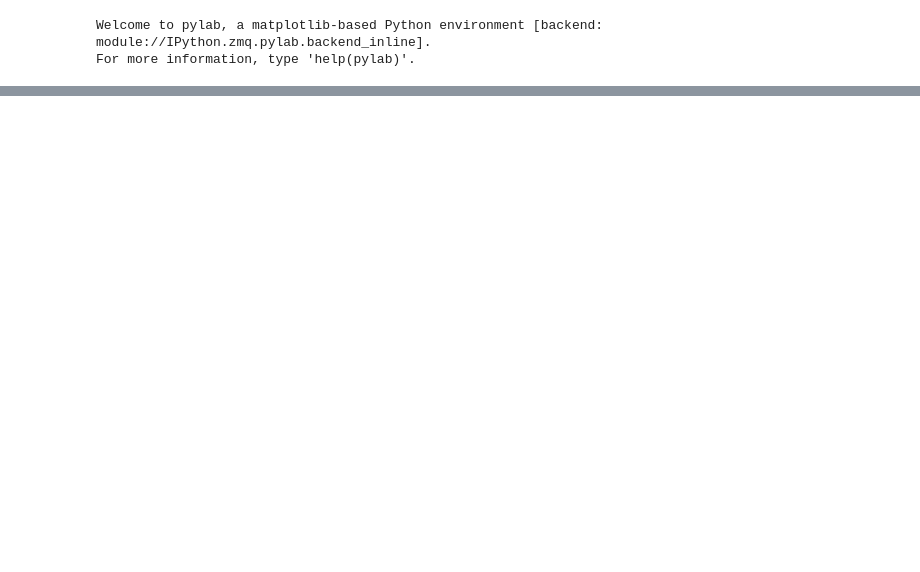
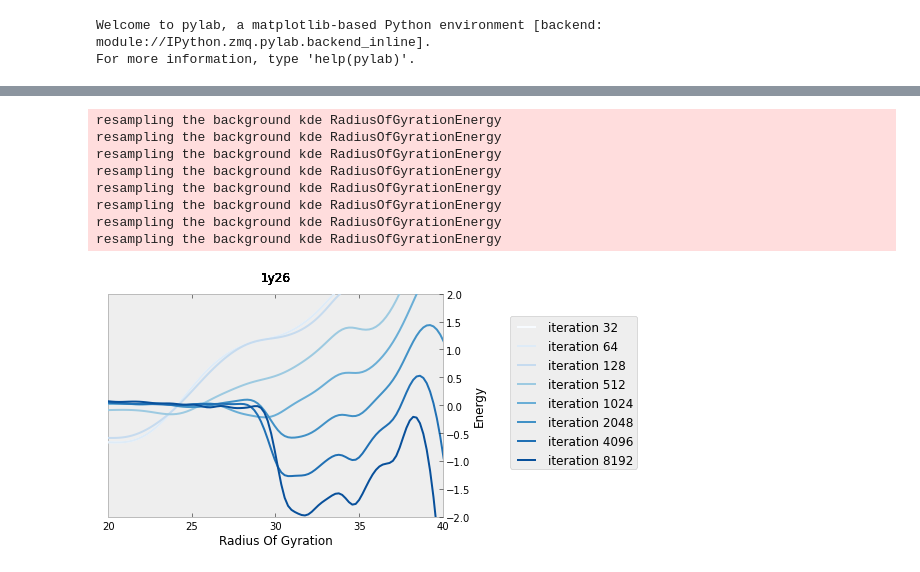
Before and after one commit to ViennaRNA/ernwin, a Jupyter notebook: organized_plots.ipynb, the cells around one changed output, grey strips where cells are left out. Drawn from its saved outputs; the diff is of its cells as text; code cells hidden in the pictures; blank space fills up the shorter version.

```diff
--- a/organized_plots.ipynb
+++ b/organized_plots.ipynb
@@ -187,3 +192,35 @@ pass
+# %%
+import brewer2mpl
+
+def plot_iterations(name, min_iterations, max_iterations, iterations):
+    fig, ax = plt.subplots()
+    #dark2 = brewer2mpl.get_map('Blues', 'quantitative', len(iterations))
+
+    cmap = plt.get_cmap('Blues')
+    #for i in range(min_iterations, max_iterations, (max_iterations - min_iterations) / points):
+    for j,i in enumerate(iterations):
+        rog = fbe.RadiusOfGyrationEnergy()
+        rog.eval_energy(structs[name])
+        rog.accepted_measures = np.genfromtxt('new_sampled/discrete/rog/%s/%s' % (name,rog.get_energy_name()), delimiter=' ')[:i]
+        rog.resample_background_kde(structs[name].bg)
+        #fig, ax = plt.subplots()
+        check_energy_distribution((rog, name), ax=ax, plot_hists=False,
+                                  ylim=[-2,2], energy_color=cmap(j / float(len(iterations))),
+                                  energy_label='iteration %d' % (i), figsize=(6,2.5), legend_outside=True, xlim=[20, 40],
+                                  draw_actual_value=False, ylab='', ylab2='Energy', show_density=False,
+                                  filename='1y26_energy_evolution.pdf', xlab=rog.get_name())
+
+plot_iterations('1y26', 10,1010, iterations=[32, 64, 128, 512, 1024, 2048, 4096, 8192])
+# %% [output]
+resampling the background kde RadiusOfGyrationEnergy
+resampling the background kde RadiusOfGyrationEnergy
+resampling the background kde RadiusOfGyrationEnergy
+resampling the background kde RadiusOfGyrationEnergy
+resampling the background kde RadiusOfGyrationEnergy
+resampling the background kde RadiusOfGyrationEnergy
+resampling the background kde RadiusOfGyrationEnergy
+resampling the background kde RadiusOfGyrationEnergy
+[figure, added]
 # %%
 check_energy_distribution((fbe.CylinderIntersectionEnergy(), '1y26'), legend_outside=True,
 filename='1y26_cylinderintersectionenergy.pdf', title='Cylinder Intersection Energy', figsize=(6, 2.5),
```
Also changed, not shown: parts of 22 cells of this notebook, 2 other files.
